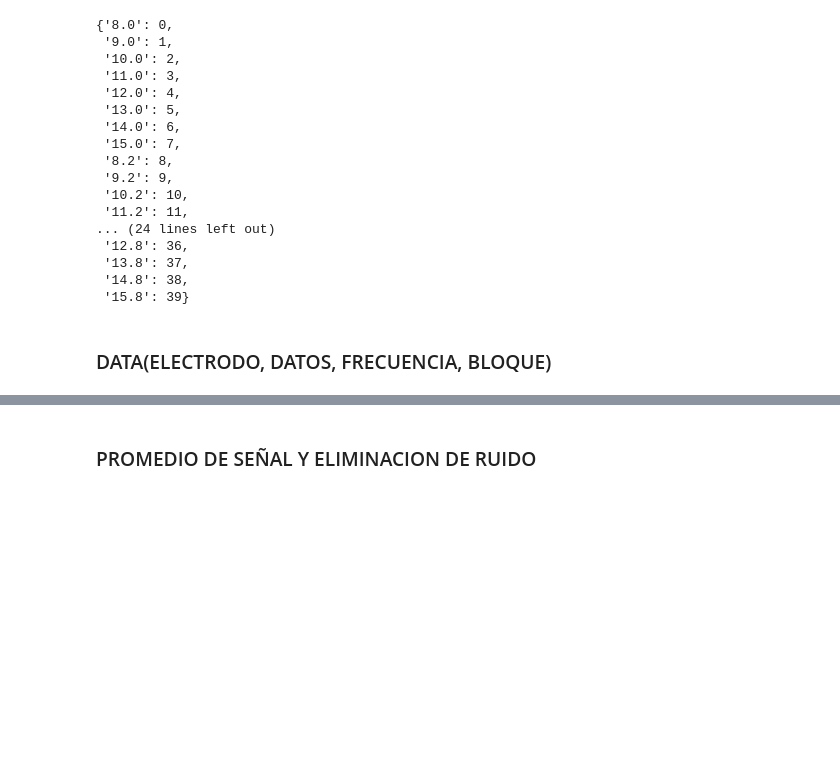
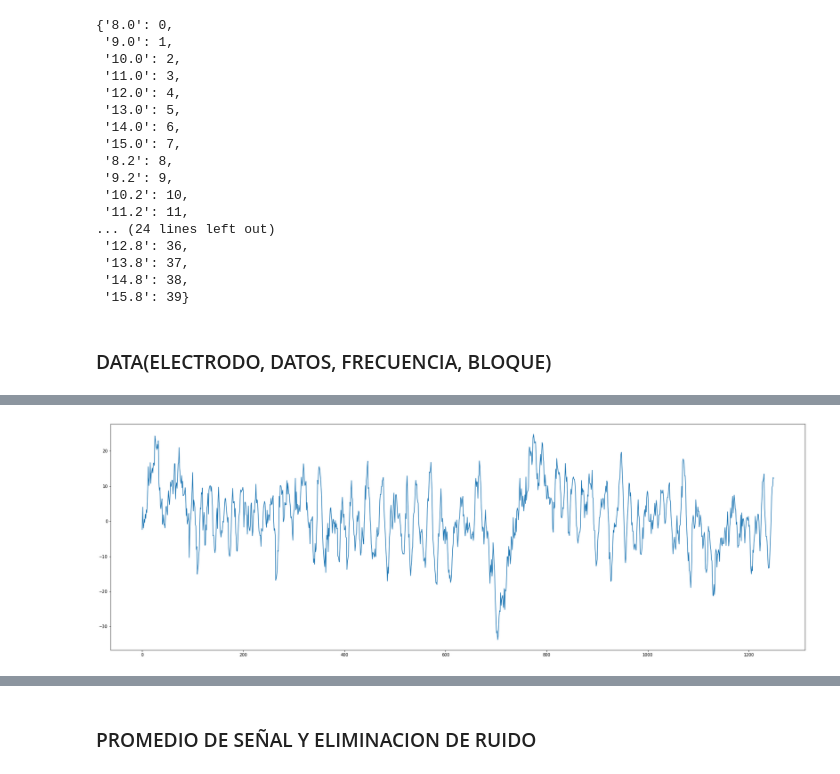
Before and after one commit to josevasquez123/DB_SSVEP, a Jupyter notebook: test.ipynb, the cells around one changed output, grey strips where cells are left out. Cells and saved outputs as stored; diff of their text form; code cells hidden in the pictures; blank space fills up the shorter version.

```diff
--- a/test.ipynb
+++ b/test.ipynb
@@ -246,0 +263,8 @@ P4_OZ = get_all_data(people[1],'Oz',freqs)
+# %%
+temp_signal = P4_OZ[0][:,0]
+temp_signal = drop_trash_data(temp_signal,trash_data)
+plt.figure(figsize=(30,10))
+plt.plot(temp_signal)
+plt.show()
+# %% [output]
+[figure, added]
```
Also changed, not shown: parts of 13 cells of this notebook, 1 other file.
